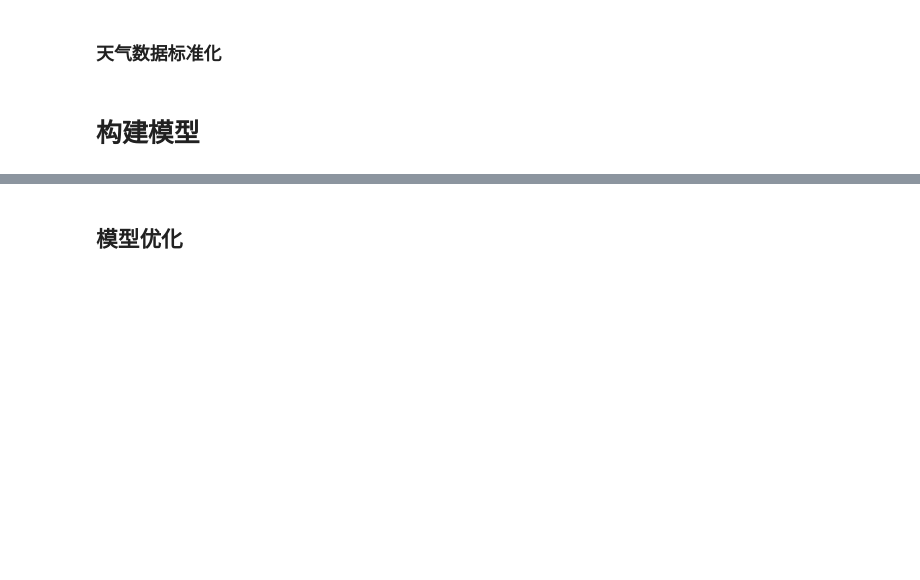
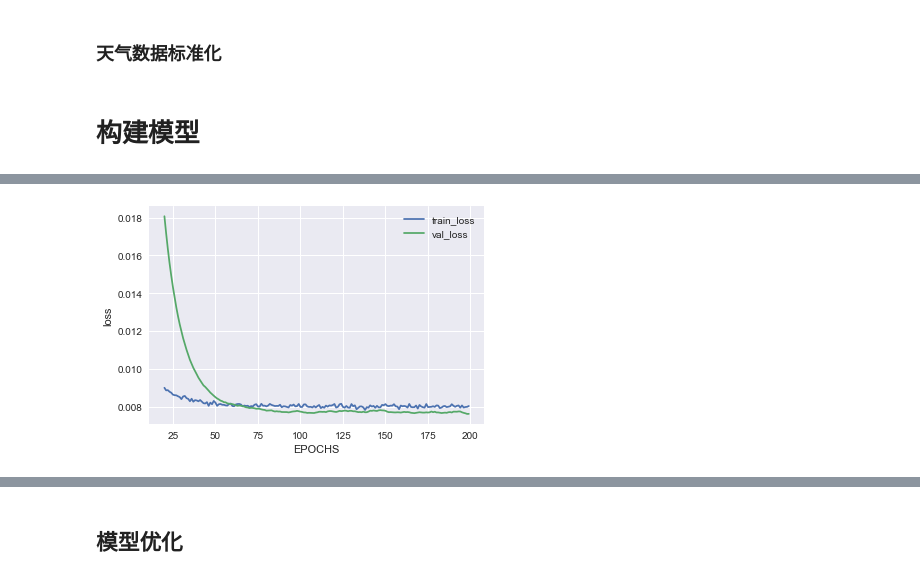
Before and after one commit to Black-Web/notbooks, a Jupyter notebook: jupyternb/eload_forecast.ipynb, the cells around one changed output, grey strips where cells are left out. Drawn from its saved outputs; the diff is of its cells as text; code cells hidden in the pictures; blank space fills up the shorter version.

```diff
--- a/jupyternb/eload_forecast.ipynb
+++ b/jupyternb/eload_forecast.ipynb
@@ -233,3 +232,10 @@ plt.show()
+# %%
+plt.plot(his.epoch[t0:], train_loss[t0:], label = 'train_loss')
+plt.plot(his.epoch[t0:], smooth_curve(val_loss)[t0:], label = 'val_loss', )
+plt.legend();plt.xlabel('EPOCHS');plt.ylabel('loss')
+plt.show()
+# %% [output]
+[figure, added]
 # %%
 model.evaluate(test_data,test_tar)
 # %% [output]
```
Also changed, not shown: parts of 5 cells of this notebook.
